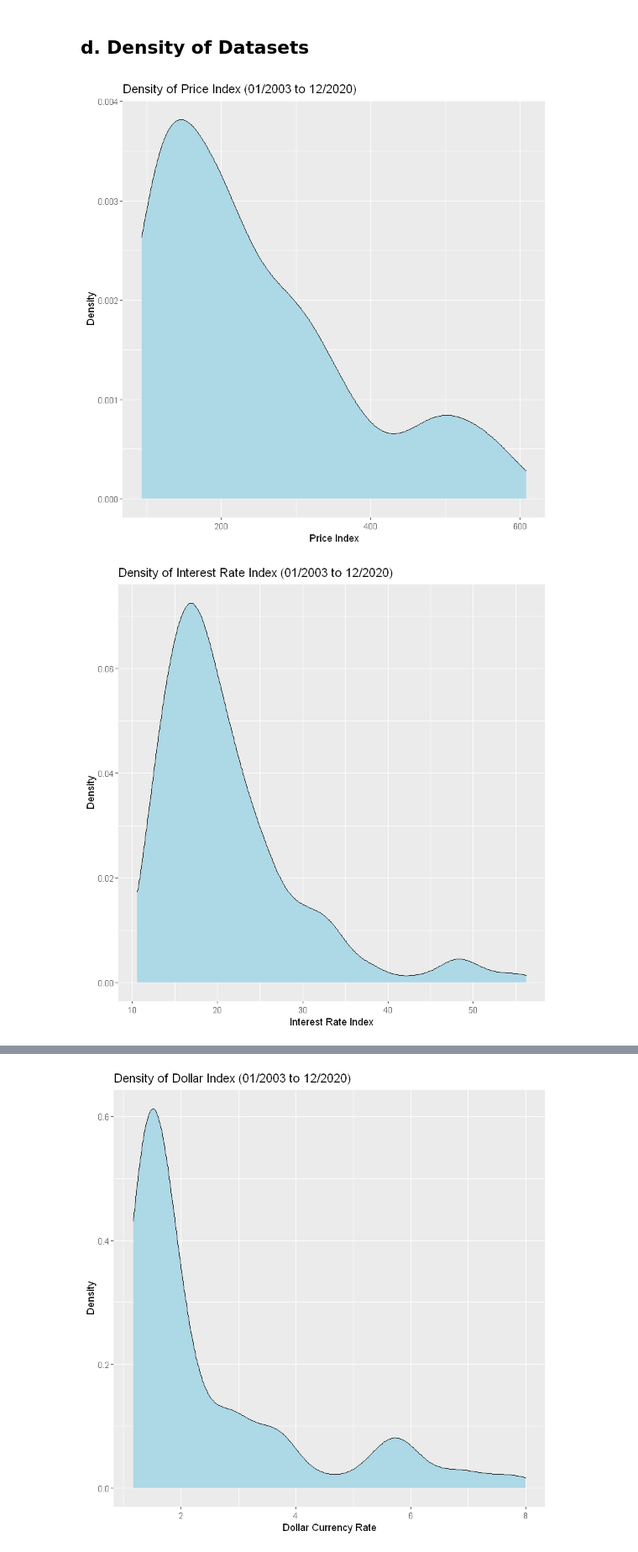
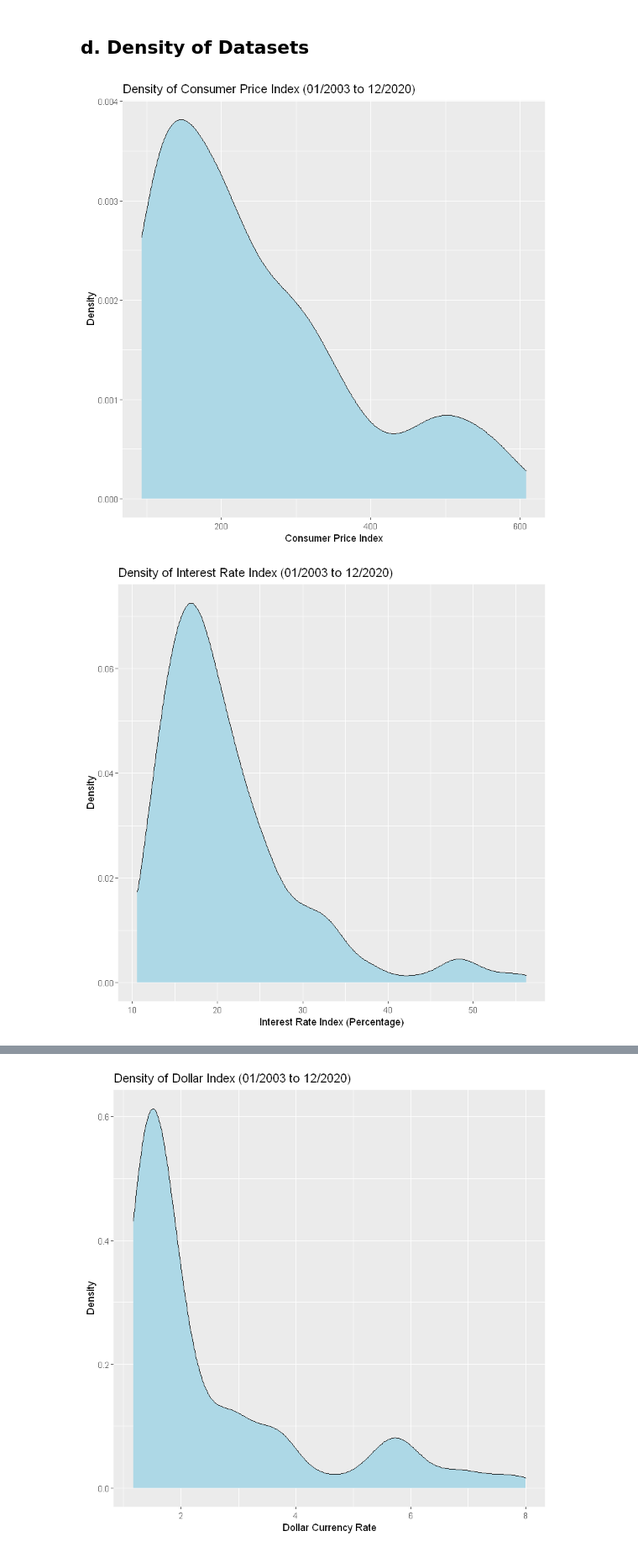
Before and after one commit to BU-IE-360/fall20-mbahadir, a Jupyter notebook: Homework3/Homework3.ipynb, the cells around one changed output, grey strips where cells are left out. Shown at 84% size. Saved outputs shown, nothing was run; the diff lists cells and outputs as text; code cells hidden in the pictures.

```diff
--- a/Homework3/Homework3.ipynb
+++ b/Homework3/Homework3.ipynb
@@ -143,14 +143,14 @@ In general, by looking at all the line plots, it can be said that there are simi
 # %% [markdown]
 ##  d. Density of Datasets
 # %%
-ggplot(df_ts, aes(price_index))+ggtitle("Density of Price Index (01/2003 to 12/2020)")+
-  ylab("Density")+xlab("Price Index")+geom_density(fill="lightblue")
+ggplot(df_ts, aes(price_index))+ggtitle("Density of Consumer Price Index (01/2003 to 12/2020)")+
+  ylab("Density")+xlab("Consumer Price Index")+geom_density(fill="lightblue")
 # %% [output]
-[figure, old version]
+[figure, new version]
 # %%
 ggplot(df_ts, aes(interest_rate))+ggtitle("Density of Interest Rate Index (01/2003 to 12/2020)")+
-  ylab("Density")+xlab("Interest Rate Index")+geom_density(fill="lightblue")
+  ylab("Density")+xlab("Interest Rate Index (Percentage)")+geom_density(fill="lightblue")
 # %% [output]
-[figure, old version]
+[figure, new version]
 # %%
 ggplot(df_ts, aes(gold_reserve))+ggtitle("Density of Gold Reserve (01/2003 to 12/2020)")+
```
Also changed, not shown: parts of 9 cells of this notebook, 2 other files.
